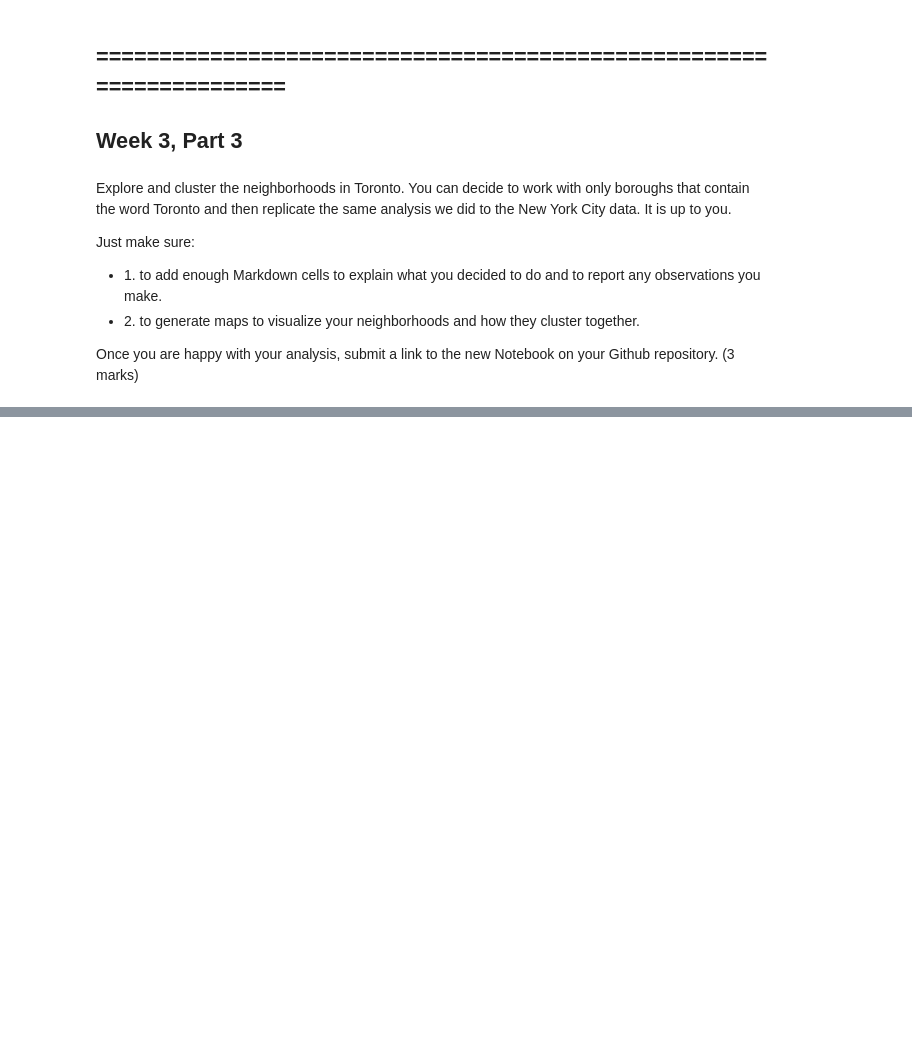
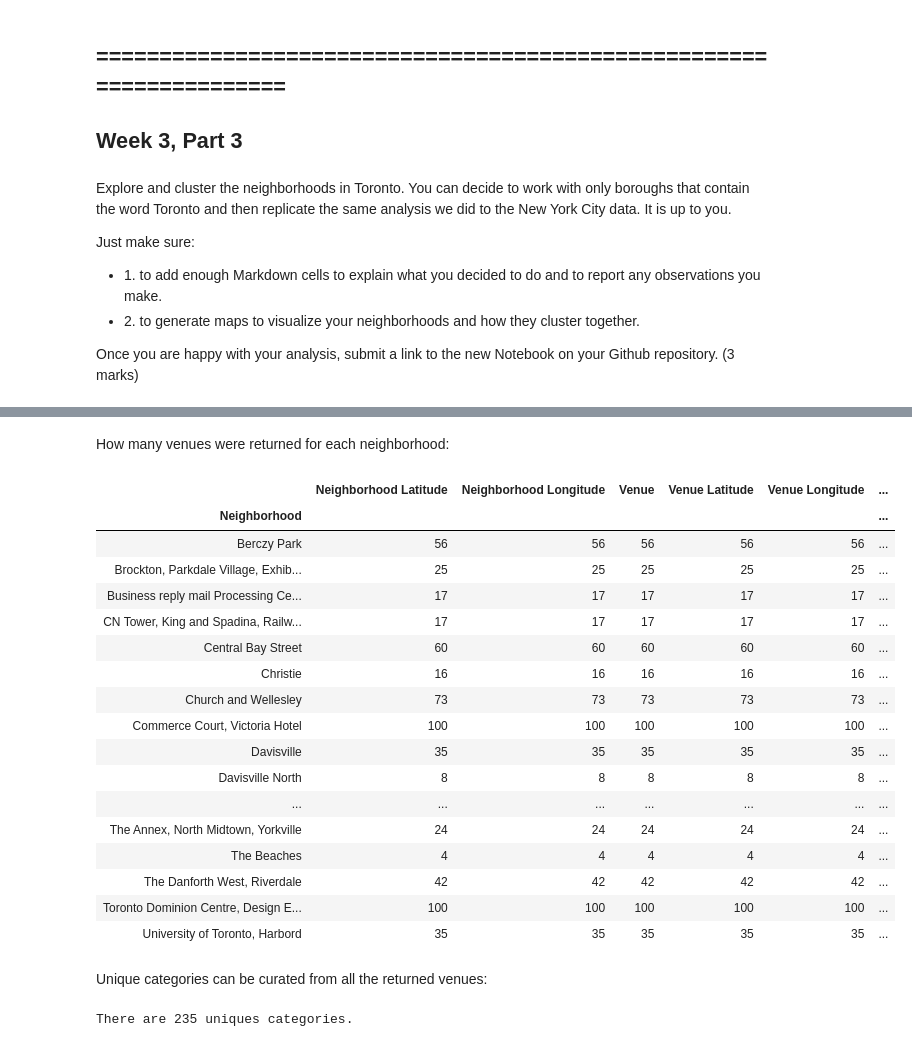
Before and after one commit to lexust1/coursera_ibm_capstone, a Jupyter notebook: w03_ibm_cap.ipynb, the cells around one changed output, grey strips where cells are left out. Cells and saved outputs as stored; diff of their text form; code cells hidden in the pictures; blank space fills up the shorter version.

```diff
--- a/w03_ibm_cap.ipynb
+++ b/w03_ibm_cap.ipynb
@@ -266,0 +386,35 @@ Once you are happy with your analysis, submit a link to the new Notebook on your
+# %%
+# Setup API URL to explore venues near by
+LIMIT = 100
+radius = 500
+url = ('https://api.foursquare.com/v2/venues/explore?client_id={}&client_secret={}&ll={},{}&v={}&radius={}&limit={}'
+       .format(CLIENT_ID, CLIENT_SECRET, neighborhood_latitude, neighborhood_longitude, VERSION, radius, LIMIT))
+neighborhood_json = requests.get(url).json()
+
+# function that extracts the category of the venue
+def get_category_type(row):
+    try:
+        categories_list = row['categories']
+    except:
+        categories_list = row['venue.categories']
+
+    if len(categories_list) == 0:
+        return None
+    else:
+        return categories_list[0]['name']
+
+venues = neighborhood_json['response']['groups'][0]['items']
+
+nearby_venues = json_normalize(venues) # flatten JSON
+
+# filter columns
+filtered_columns = ['venue.name', 'venue.categories', 'venue.location.lat', 'venue.location.lng']
+nearby_venues =nearby_venues.loc[:, filtered_columns]
+
+# filter the category for each row
+nearby_venues['venue.categories'] = nearby_venues.apply(get_category_type, axis=1)
+
+# clean columns
+nearby_venues.columns = [col.split(".")[-1] for col in nearby_venues.columns]
+
+nearby_venues.head(12)
@@ -266,0 +520,29 @@ Once you are happy with your analysis, submit a link to the new Notebook on your
+# %% [markdown]
+How many venues were returned for each neighborhood:
+# %%
+to_venues_df.groupby('Neighborhood').count()
+# %% [output]
+|  | Neighborhood Latitude | Neighborhood Longitude | Venue | Venue Latitude | Venue Longitude | ... |
+| Neighborhood |  |  |  |  |  | ... |
+| Berczy Park | 56 | 56 | 56 | 56 | 56 | ... |
+| Brockton, Parkdale Village, Exhib... | 25 | 25 | 25 | 25 | 25 | ... |
+| Business reply mail Processing Ce... | 17 | 17 | 17 | 17 | 17 | ... |
+| CN Tower, King and Spadina, Railw... | 17 | 17 | 17 | 17 | 17 | ... |
+| Central Bay Street | 60 | 60 | 60 | 60 | 60 | ... |
+| Christie | 16 | 16 | 16 | 16 | 16 | ... |
+| Church and Wellesley | 73 | 73 | 73 | 73 | 73 | ... |
+| Commerce Court, Victoria Hotel | 100 | 100 | 100 | 100 | 100 | ... |
+| Davisville | 35 | 35 | 35 | 35 | 35 | ... |
+| Davisville North | 8 | 8 | 8 | 8 | 8 | ... |
+| ... | ... | ... | ... | ... | ... | ... |
+| The Annex, North Midtown, Yorkville | 24 | 24 | 24 | 24 | 24 | ... |
+| The Beaches | 4 | 4 | 4 | 4 | 4 | ... |
+| The Danforth West, Riverdale | 42 | 42 | 42 | 42 | 42 | ... |
+| Toronto Dominion Centre, Design E... | 100 | 100 | 100 | 100 | 100 | ... |
+| University of Toronto, Harbord | 35 | 35 | 35 | 35 | 35 | ... |
+# %% [markdown]
+Unique categories can be curated from all the returned venues:
+# %%
+print('There are {} uniques categories.'.format(len(to_venues_df['Venue Category'].unique())))
+# %% [output]
+There are 235 uniques categories.
```
Also changed, not shown: parts of 36 cells of this notebook.
